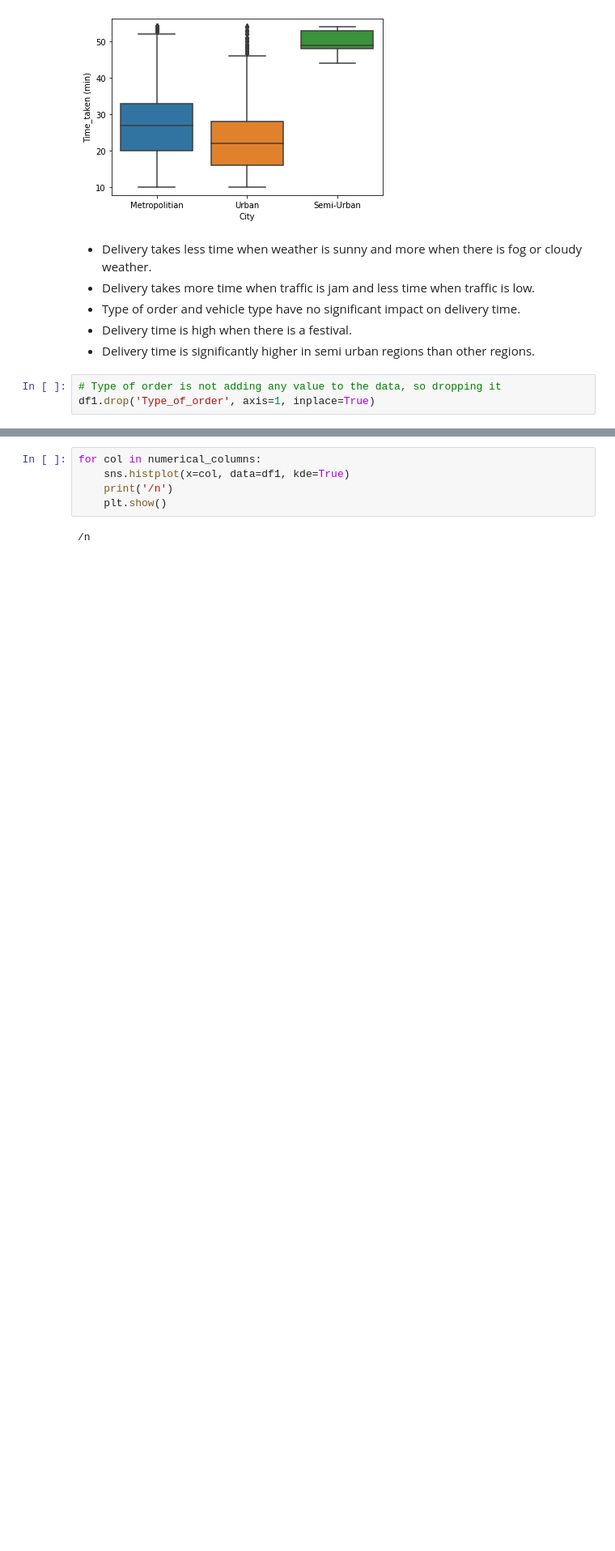
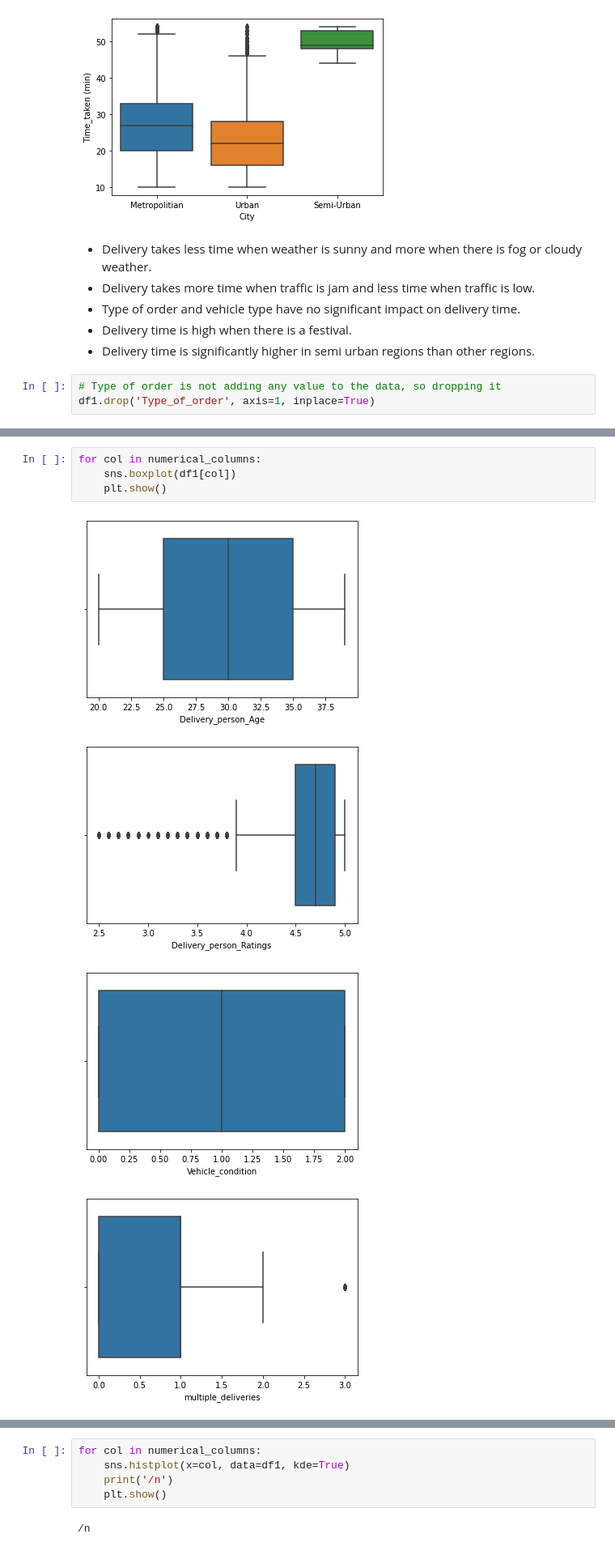
Before and after one commit to ajitk2805/zomato_delivery_time_pred, a Jupyter notebook: Notebooks/zomato_eda1.ipynb, the cells around one changed output, grey strips where cells are left out. Shown at 81% size. Saved outputs shown, nothing was run; the diff lists cells and outputs as text; blank space fills up the shorter version.

```diff
--- a/Notebooks/zomato_eda1.ipynb
+++ b/Notebooks/zomato_eda1.ipynb
@@ -423,0 +431,9 @@ df1.drop('Type_of_order', axis=1, inplace=True)
+# %%
+for col in numerical_columns:
+    sns.boxplot(df1[col])
+    plt.show()
+# %% [output]
+[figure, added]
+[figure, added]
+[figure, added]
+[figure, added]
```
Also changed, not shown: parts of 2 cells of this notebook, 7 other files.
